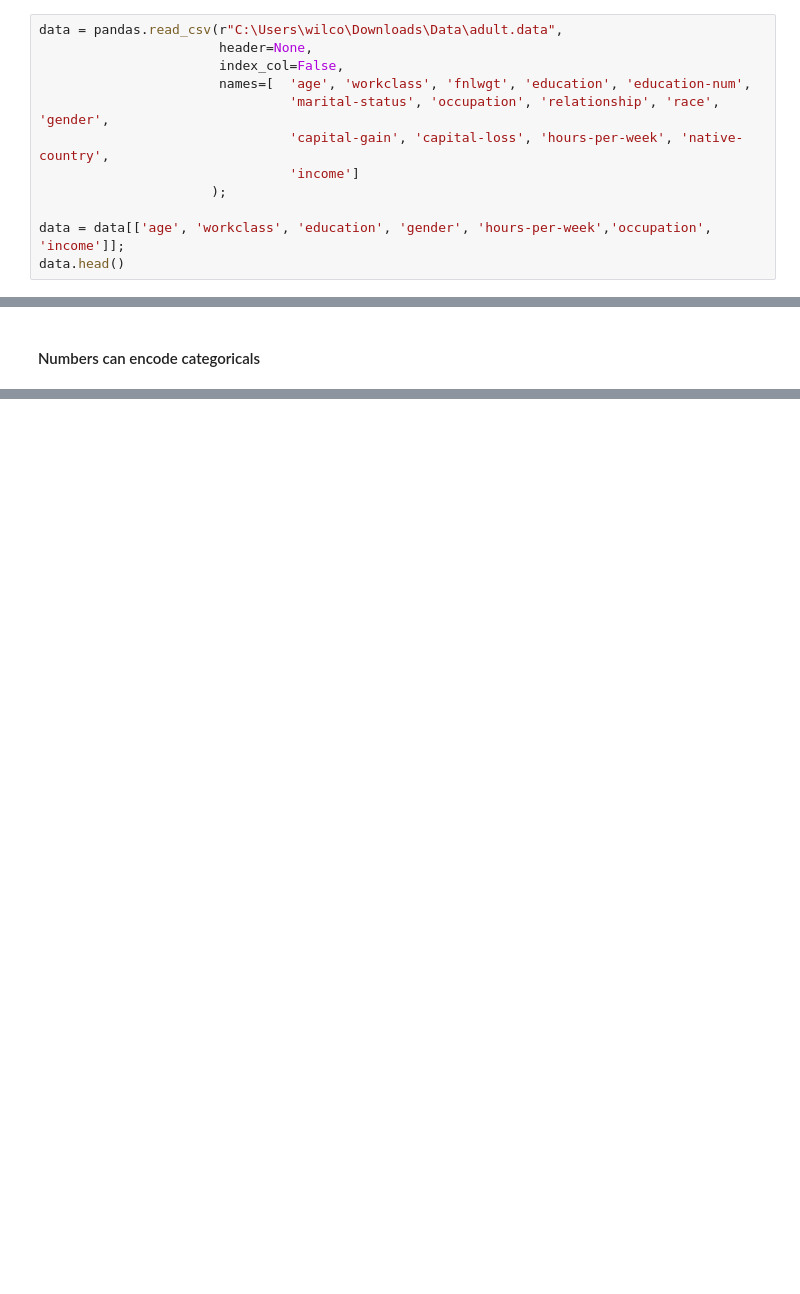
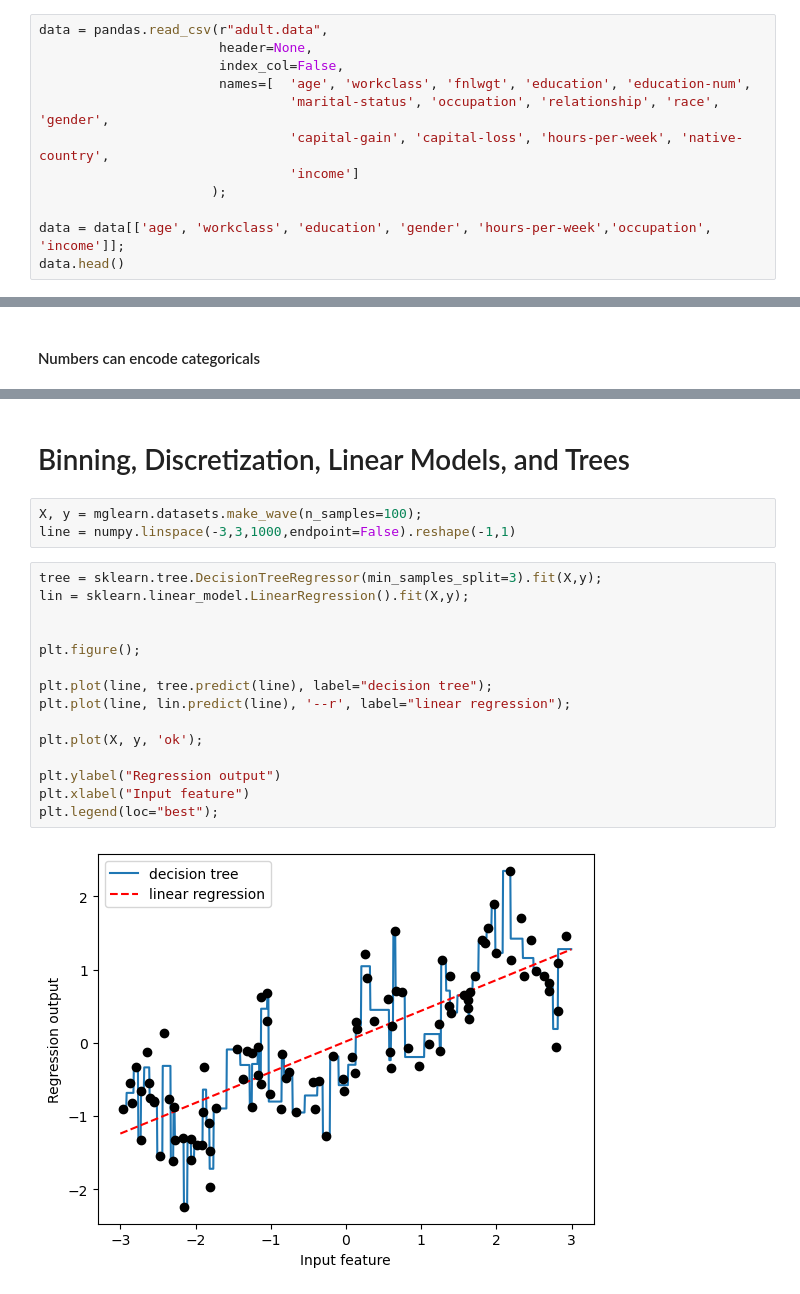
Before and after one commit to WilcoJohn/Progress-ML, a Jupyter notebook: CHP4-DataRep&EngFeatures/4.1CategoricalValues.ipynb, the cells around one changed output, grey strips where cells are left out. Cells and saved outputs as stored; diff of their text form; blank space fills up the shorter version.

Commit message:
Categorization of data

```diff
--- a/CHP4-DataRep&EngFeatures/4.1CategoricalValues.ipynb
+++ b/CHP4-DataRep&EngFeatures/4.1CategoricalValues.ipynb
@@ -15,7 +15,7 @@ import mpl_toolkits.mplot3d as plt3dd
 # %% [markdown]
 # Categorical Values
 # %%
-data = pandas.read_csv(r"C:\Users\wilco\Downloads\Data\adult.data",
+data = pandas.read_csv(r"adult.data",
                        header=None,
                        index_col=False,
                        names=[  'age', 'workclass', 'fnlwgt', 'education', 'education-num',
@@ -84,0 +110,22 @@ Test score : 80.92
+# %% [markdown]
+# Binning, Discretization, Linear Models, and Trees
+# %%
+X, y = mglearn.datasets.make_wave(n_samples=100);
+line = numpy.linspace(-3,3,1000,endpoint=False).reshape(-1,1)
+# %%
+tree = sklearn.tree.DecisionTreeRegressor(min_samples_split=3).fit(X,y);
+lin = sklearn.linear_model.LinearRegression().fit(X,y);
+
+
+plt.figure();
+
+plt.plot(line, tree.predict(line), label="decision tree");
+plt.plot(line, lin.predict(line), '--r', label="linear regression");
+
+plt.plot(X, y, 'ok');
+
+plt.ylabel("Regression output")
+plt.xlabel("Input feature")
+plt.legend(loc="best");
+# %% [output]
+[figure, added]
```
Also changed, not shown: parts of 6 cells of this notebook.
